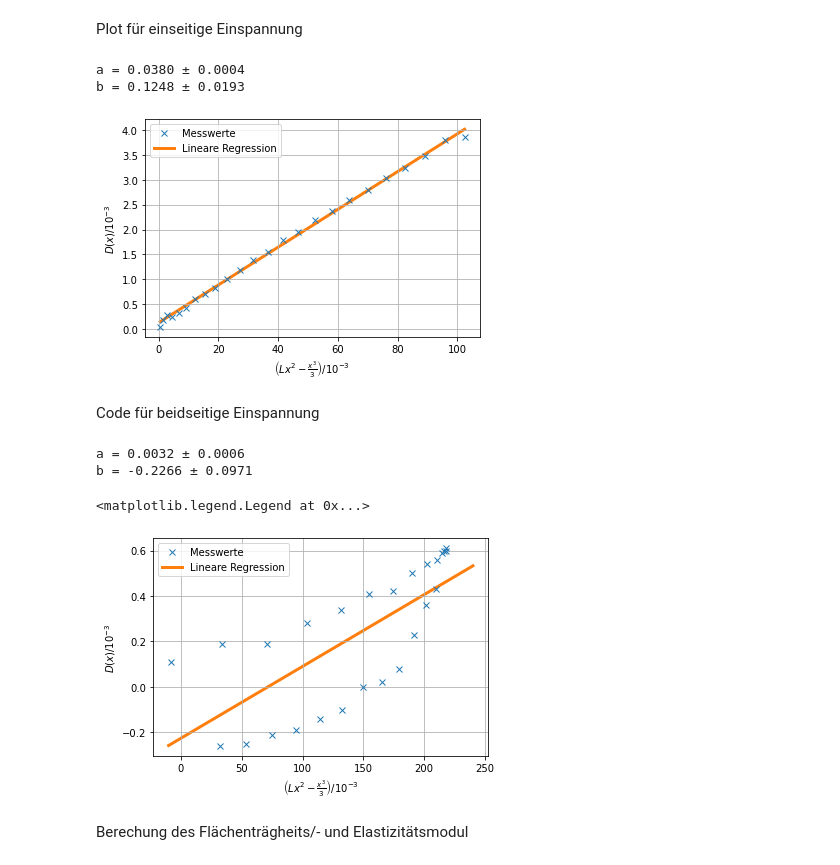
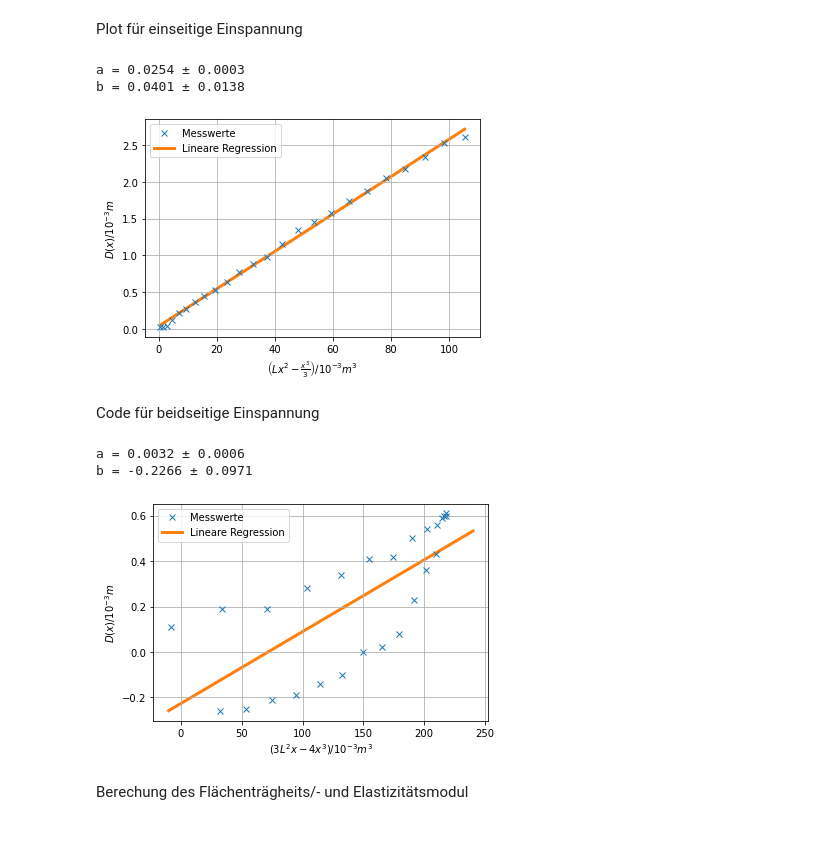
Before and after one commit to waerther/grundpraktikum1, a Jupyter notebook: v103/auswertung.ipynb, the cells around one changed output. Drawn from its saved outputs; the diff is of its cells as text; code cells hidden in the pictures; blank space fills up the shorter version.

```diff
--- a/v103/auswertung.ipynb
+++ b/v103/auswertung.ipynb
@@ -76,44 +76,44 @@ Plot für einseitige Einspannung
 np.set_printoptions(suppress=True)
 
 #Daten
-arrquer = pd.DataFrame(arr1).to_numpy()
+arrquer = pd.DataFrame(arr2).to_numpy()
 
 dx = arrquer[:,3]
 Ausgl = arrquer[:,4]
 
 #Ausgleichsrechnung
 
 params, covariance_matrix = np.polyfit(Ausgl, dx, deg=1, cov=True)
 
 errors = np.sqrt(np.diag(covariance_matrix))
 
 for name, value, error in zip('ab', params, errors):
     print(f'{name} = {value:.4f} ± {error:.4f}')
 
 x_plot = np.linspace(Ausgl[0], Ausgl[23])
 plt.plot(Ausgl, dx, 'x',label="Messwerte", zorder=2)
 plt.plot(
     x_plot,
     params[0] * x_plot + params[1],
     label='Lineare Regression',
     linewidth=3,
     zorder=1,
 )
-plt.xlabel(r'$\left(Lx^2 - \frac{x^3}{3}\right) / 10^{-3}$')
+plt.xlabel(r'$\left(Lx^2 - \frac{x^3}{3}\right) / 10^{-3} m^3$')
 #plt.xlabel(r'$\left(3L^2x - 4 x^3\right) / 10^{-3}$')
-plt.ylabel(r'$D(x)  / 10^{-3}$')
+plt.ylabel(r'$D(x)  / 10^{-3} m$')
 plt.grid()
 plt.legend(loc="best")
 
 #Speichern des Plots (und überprüfen ob schon vorhanden)
 path = '/pictures/'
-if os.path.exists('Lineare Regression1.pdf'):
-    os.remove('Lineare Regression1.pdf')
-plt.savefig('pictures/Lineare Regression1.pdf')
+if os.path.exists('Lineare Regression2.pdf'):
+    os.remove('Lineare Regression2.pdf')
+plt.savefig('pictures/Lineare Regression2.pdf')
 # %% [output]
-a = 0.0380 ± 0.0004
-b = 0.1248 ± 0.0193
+a = 0.0254 ± 0.0003
+b = 0.0401 ± 0.0138
-[figure, old version]
+[figure, new version]
 # %% [markdown]
 Code für beidseitige Einspannung
 # %%
@@ -121,17 +121,17 @@ Code für beidseitige Einspannung
 np.set_printoptions(suppress=True)
 
 #Daten
-arrquer = pd.DataFrame(arr4).to_numpy()
+arrquer = pd.DataFrame(arr3).to_numpy()
 
 dx = arrquer[:,3]
 Ausgl = arrquer[:,4]
 
 # Daten anpassen für plot4
 
-dx1 = dx[:13] * (-1)
-dx2 = dx[13:26]
-
-dx = np.concatenate((dx1, dx2))
+#dx1 = dx[:13] * (-1)
+#dx2 = dx[13:26]
+#
+#dx = np.concatenate((dx1, dx2))
 #Ausgleichsrechnung
 
 params, covariance_matrix = np.polyfit(Ausgl, dx, deg=1, cov=True)
@@ -150,22 +150,21 @@ plt.plot(
     linewidth=3,
     zorder=1,
 )
-plt.xlabel(r'$\left(Lx^2 - \frac{x^3}{3}\right) / 10^{-3}$')
+plt.xlabel(r'$\left(3L^2x - 4x^3\right) / 10^{-3} m^3$')
 #plt.xlabel(r'$\left(3L^2x - 4 x^3\right) / 10^{-3}$')
-plt.ylabel(r'$D(x)  / 10^{-3}$')
+plt.ylabel(r'$D(x)  / 10^{-3} m$')
 plt.grid()
 plt.legend(loc="best")
 
 #Speichern des Plots (und überprüfen ob schon vorhanden)
-#path = '/pictures/'
-#if os.path.exists('Lineare Regression4.pdf'):
-#    os.remove('Lineare Regression4.pdf')
-#plt.savefig('pictures/Lineare Regression4.pdf')
+path = '/pictures/'
+if os.path.exists('Lineare Regression3.pdf'):
+    os.remove('Lineare Regression3.pdf')
+plt.savefig('pictures/Lineare Regression3.pdf')
 # %% [output]
 a = 0.0032 ± 0.0006
 b = -0.2266 ± 0.0971
-<matplotlib.legend.Legend at 0x...>
-[figure, old version]
+[figure, new version]
 # %% [markdown]
 Berechung des Flächenträgheits/- und Elastizitätsmodul
 # %%
```
Also changed, not shown: 9 other files.
